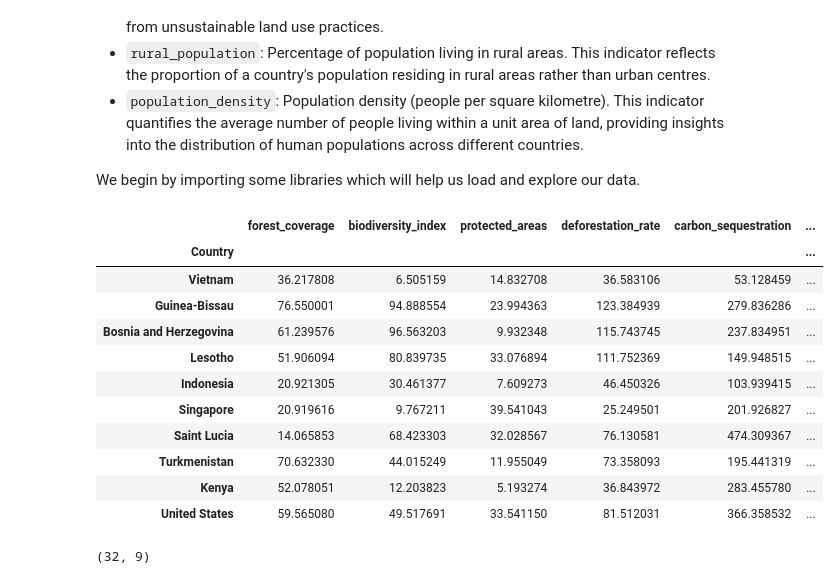
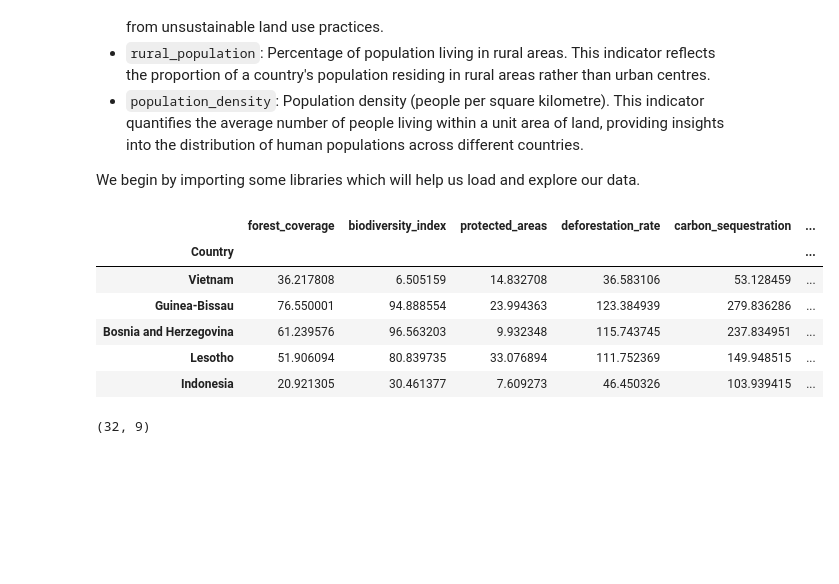
Before and after one commit to Morris-mk/ExploreAI_Linear_Regression, a Jupyter notebook: d. Multiple_linear_regression_Exercise.ipynb, the cells around one changed output. Cells and saved outputs as stored; diff of their text form; code cells hidden in the pictures; blank space fills up the shorter version.

```diff
--- a/d. Multiple_linear_regression_Exercise.ipynb
+++ b/d. Multiple_linear_regression_Exercise.ipynb
@@ -47,20 +47,15 @@ from statsmodels.stats.outliers_influence import OLSInfluence
 # %%
 # Read the data
 environmental_indicators = pd.read_csv('https://raw.githubusercontent.com/Explore-AI/Public-Data/master/Data/regression_sprint/enviro_indicators.csv', index_col=0)
-environmental_indicators.head(10)
+environmental_indicators.head()
 # %% [output]
 |  | forest_coverage | biodiversity_index | protected_areas | deforestation_rate | carbon_sequestration | ... |
 | Country |  |  |  |  |  | ... |
 | Vietnam | 36.217808 | 6.505159 | 14.832708 | 36.583106 | 53.128459 | ... |
 | Guinea-Bissau | 76.550001 | 94.888554 | 23.994363 | 123.384939 | 279.836286 | ... |
 | Bosnia and Herzegovina | 61.239576 | 96.563203 | 9.932348 | 115.743745 | 237.834951 | ... |
 | Lesotho | 51.906094 | 80.839735 | 33.076894 | 111.752369 | 149.948515 | ... |
 | Indonesia | 20.921305 | 30.461377 | 7.609273 | 46.450326 | 103.939415 | ... |
-| Singapore | 20.919616 | 9.767211 | 39.541043 | 25.249501 | 201.926827 | ... |
-| Saint Lucia | 14.065853 | 68.423303 | 32.028567 | 76.130581 | 474.309367 | ... |
-| Turkmenistan | 70.632330 | 44.015249 | 11.955049 | 73.358093 | 195.441319 | ... |
-| Kenya | 52.078051 | 12.203823 | 5.193274 | 36.843972 | 283.455780 | ... |
-| United States | 59.565080 | 49.517691 | 33.541150 | 81.512031 | 366.358532 | ... |
 # %%
 environmental_indicators.shape
 # %% [output]
```
Also changed, not shown: parts of 9 cells of this notebook, 4 other files.
